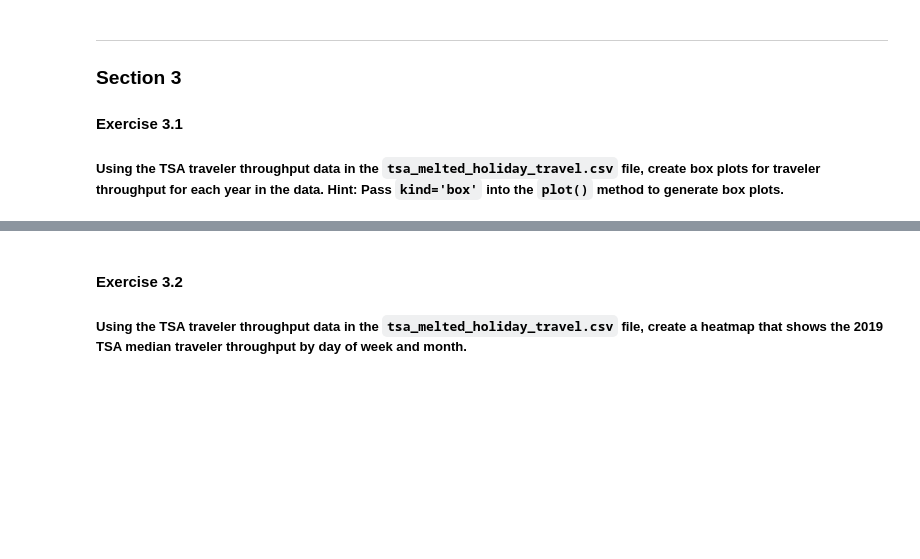
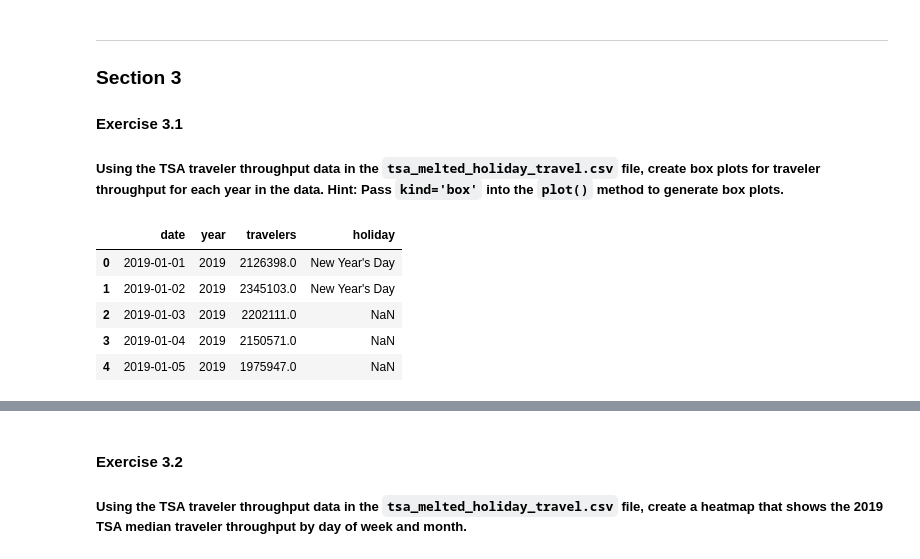
Before and after one commit to mycycler22/pandas-workshop, a Jupyter notebook: notebooks/workbook.ipynb, the cells around one changed output, grey strips where cells are left out. Saved outputs shown, nothing was run; the diff lists cells and outputs as text; code cells hidden in the pictures; blank space fills up the shorter version.

```diff
--- a/notebooks/workbook.ipynb
+++ b/notebooks/workbook.ipynb
@@ -355,3 +355,22 @@ top_5_hours
 
 #### Exercise 3.1
 ##### Using the TSA traveler throughput data in the `tsa_melted_holiday_travel.csv` file, create box plots for traveler throughput for each year in the data. Hint: Pass `kind='box'` into the `plot()` method to generate box plots.
+# %%
+import pandas as pd
+import matplotlib.pyplot as plt
+
+
+from google.colab import files
+#files = files.upload()
+
+
+travelers = pd.read_csv("tsa_melted_holiday_travel.csv")
+
+travelers.head()
+# %% [output]
+|  | date | year | travelers | holiday |
+| 0 | 2019-01-01 | 2019 | 2126398.0 | New Year's Day |
+| 1 | 2019-01-02 | 2019 | 2345103.0 | New Year's Day |
+| 2 | 2019-01-03 | 2019 | 2202111.0 | NaN |
+| 3 | 2019-01-04 | 2019 | 2150571.0 | NaN |
+| 4 | 2019-01-05 | 2019 | 1975947.0 | NaN |
```
Also changed, not shown: parts of 3 cells of this notebook.
